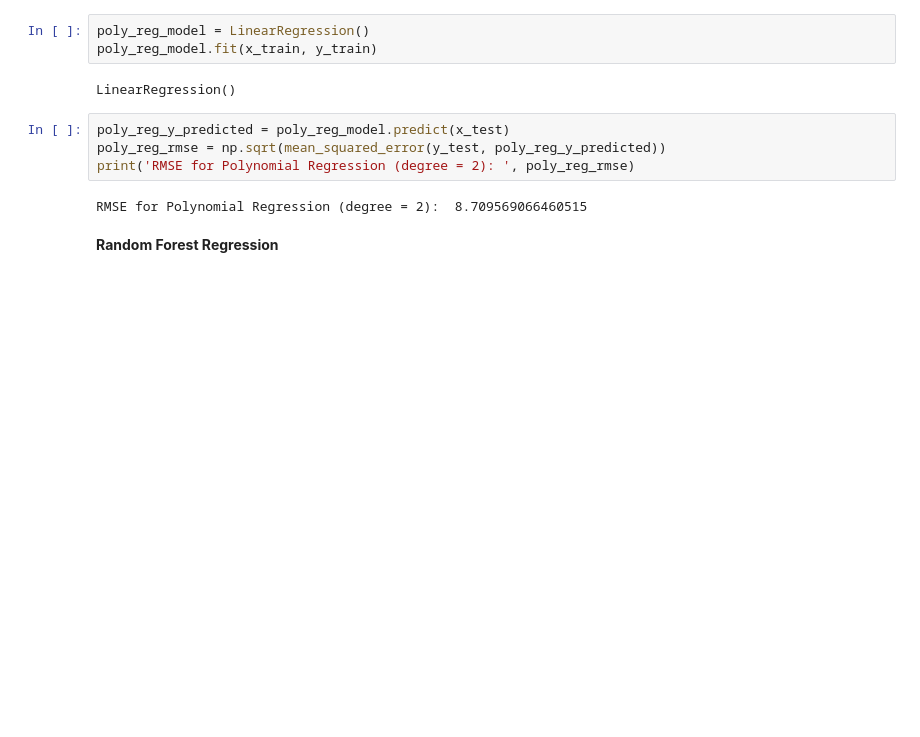
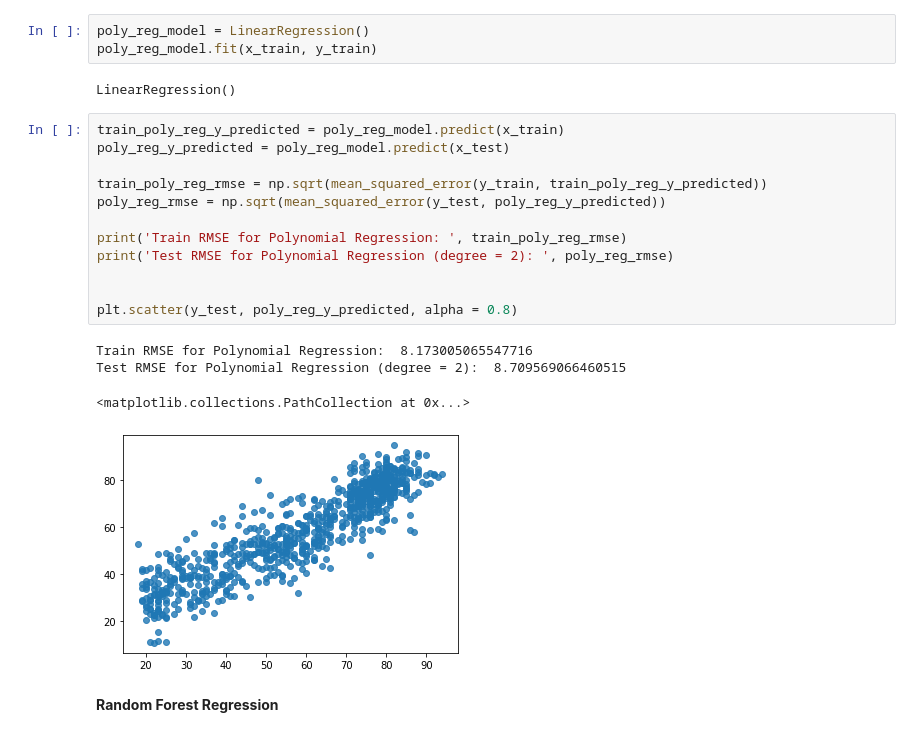
Before and after one commit to jcacierto/BMEN415Project, a Jupyter notebook: Regression/Cedric's_Regression_.ipynb, the cells around one changed output. Cells and saved outputs as stored; diff of their text form; blank space fills up the shorter version.

Commit message:
Cleaned up code + added train RMSEs for each model

```diff
--- a/Regression/Cedric's_Regression_.ipynb
+++ b/Regression/Cedric's_Regression_.ipynb
@@ -140,11 +97,22 @@ poly_reg_model.fit(x_train, y_train)
 # %% [output]
 LinearRegression()
 # %%
+train_poly_reg_y_predicted = poly_reg_model.predict(x_train)
 poly_reg_y_predicted = poly_reg_model.predict(x_test)
+
+train_poly_reg_rmse = np.sqrt(mean_squared_error(y_train, train_poly_reg_y_predicted))
 poly_reg_rmse = np.sqrt(mean_squared_error(y_test, poly_reg_y_predicted))
-print('RMSE for Polynomial Regression (degree = 2): ', poly_reg_rmse)
+
+print('Train RMSE for Polynomial Regression: ', train_poly_reg_rmse)
+print('Test RMSE for Polynomial Regression (degree = 2): ', poly_reg_rmse)
+
+
+plt.scatter(y_test, poly_reg_y_predicted, alpha = 0.8)
 # %% [output]
-RMSE for Polynomial Regression (degree = 2):  8.709569066460515
+Train RMSE for Polynomial Regression:  8.173005065547716
+Test RMSE for Polynomial Regression (degree = 2):  8.709569066460515
+<matplotlib.collections.PathCollection at 0x...>
+[figure, added]
 # %% [markdown]
 **Random Forest Regression**
 # %%
```
Also changed, not shown: parts of 7 cells of this notebook.
